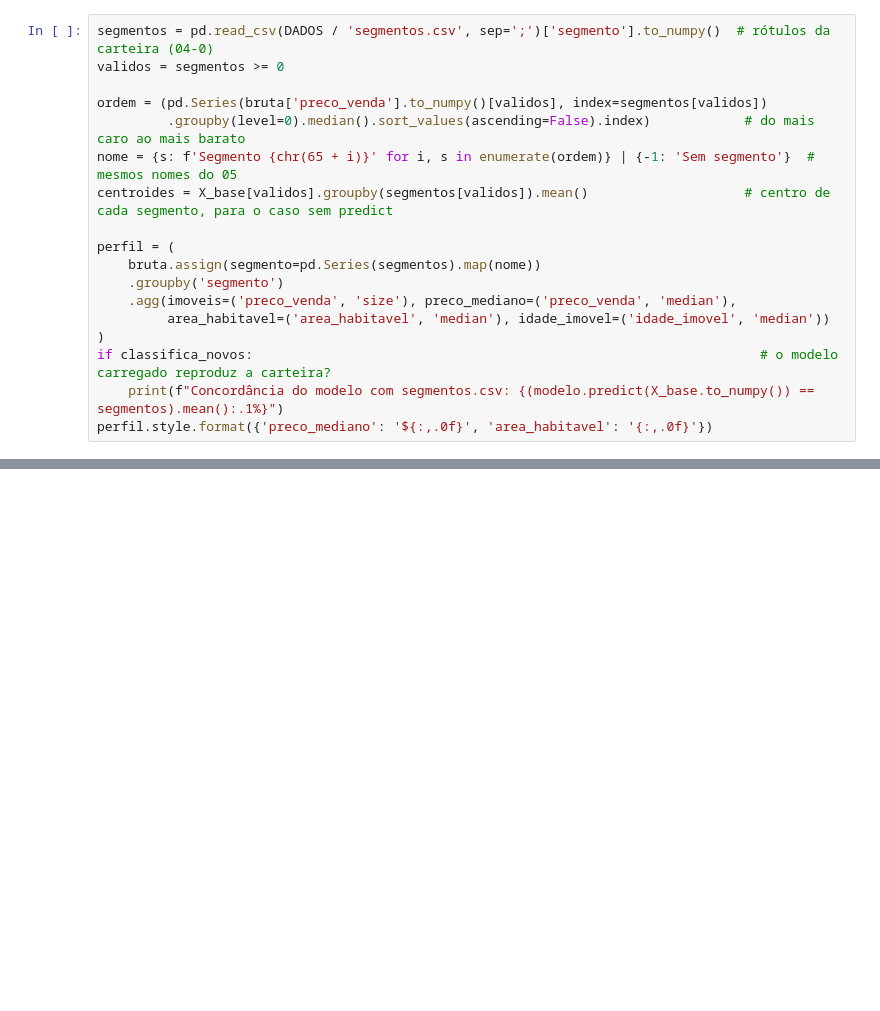
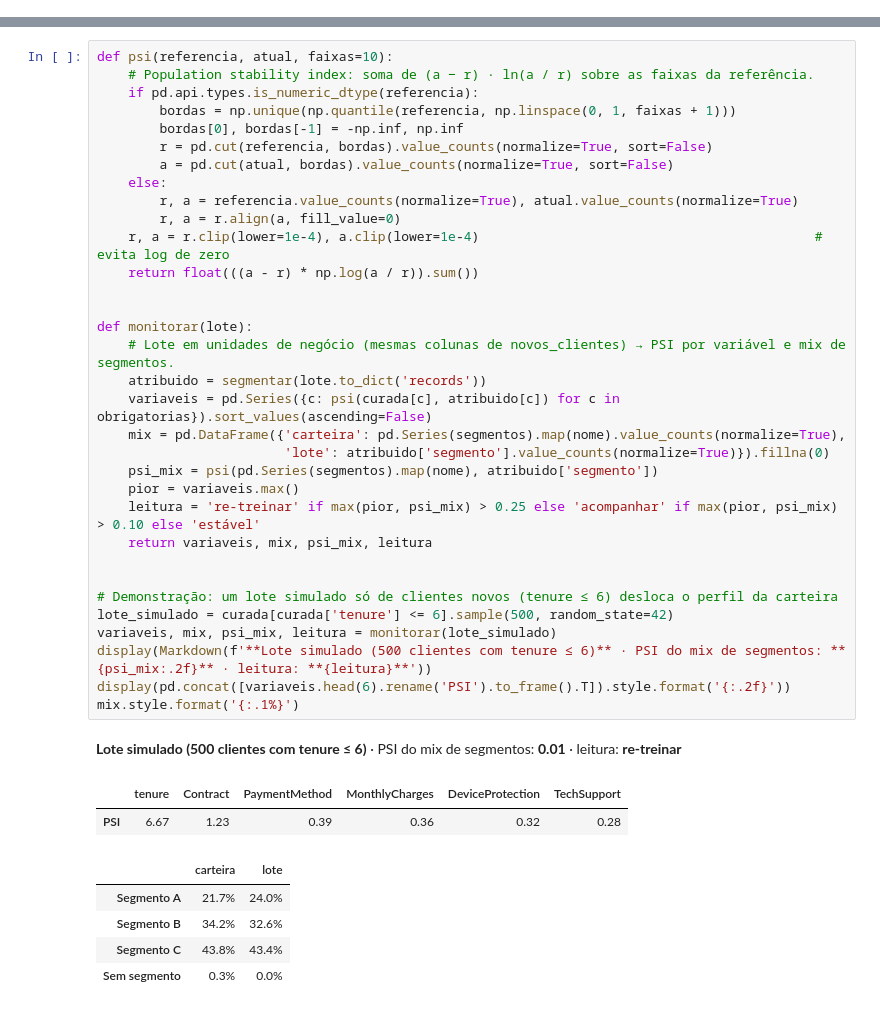
Before and after one commit to stevens-castro/projeto-retencao-clientes-telecom, a Jupyter notebook: notebooks/06-implantacao.ipynb, the cells around one changed output, grey strips where cells are left out. Drawn from its saved outputs; the diff is of its cells as text; blank space fills up the shorter version.

```diff
--- a/notebooks/06-implantacao.ipynb
+++ b/notebooks/06-implantacao.ipynb
@@ -104,18 +60,0 @@ Pré-processamento confere com o 03: 230 features
-# %%
-segmentos = pd.read_csv(DADOS / 'segmentos.csv', sep=';')['segmento'].to_numpy()  # rótulos da carteira (04-0)
-validos = segmentos >= 0
-
-ordem = (pd.Series(bruta['preco_venda'].to_numpy()[validos], index=segmentos[validos])
-         .groupby(level=0).median().sort_values(ascending=False).index)            # do mais caro ao mais barato
-nome = {s: f'Segmento {chr(65 + i)}' for i, s in enumerate(ordem)} | {-1: 'Sem segmento'}  # mesmos nomes do 05
-centroides = X_base[validos].groupby(segmentos[validos]).mean()                    # centro de cada segmento, para o caso sem predict
-
-perfil = (
-    bruta.assign(segmento=pd.Series(segmentos).map(nome))
-    .groupby('segmento')
-    .agg(imoveis=('preco_venda', 'size'), preco_mediano=('preco_venda', 'median'),
-         area_habitavel=('area_habitavel', 'median'), idade_imovel=('idade_imovel', 'median'))
-)
-if classifica_novos:                                                                 # o modelo carregado reproduz a carteira?
-    print(f"Concordância do modelo com segmentos.csv: {(modelo.predict(X_base.to_numpy()) == segmentos).mean():.1%}")
-perfil.style.format({'preco_mediano': '${:,.0f}', 'area_habitavel': '{:,.0f}'})
@@ -208,0 +326,42 @@ for i, linha in resultado.iterrows():
+# %%
+def psi(referencia, atual, faixas=10):
+    # Population stability index: soma de (a − r) · ln(a / r) sobre as faixas da referência.
+    if pd.api.types.is_numeric_dtype(referencia):
+        bordas = np.unique(np.quantile(referencia, np.linspace(0, 1, faixas + 1)))
+        bordas[0], bordas[-1] = -np.inf, np.inf
+        r = pd.cut(referencia, bordas).value_counts(normalize=True, sort=False)
+        a = pd.cut(atual, bordas).value_counts(normalize=True, sort=False)
+    else:
+        r, a = referencia.value_counts(normalize=True), atual.value_counts(normalize=True)
+        r, a = r.align(a, fill_value=0)
+    r, a = r.clip(lower=1e-4), a.clip(lower=1e-4)                                           # evita log de zero
+    return float(((a - r) * np.log(a / r)).sum())
+
+
+def monitorar(lote):
+    # Lote em unidades de negócio (mesmas colunas de novos_clientes) → PSI por variável e mix de segmentos.
+    atribuido = segmentar(lote.to_dict('records'))
+    variaveis = pd.Series({c: psi(curada[c], atribuido[c]) for c in obrigatorias}).sort_values(ascending=False)
+    mix = pd.DataFrame({'carteira': pd.Series(segmentos).map(nome).value_counts(normalize=True),
+                        'lote': atribuido['segmento'].value_counts(normalize=True)}).fillna(0)
+    psi_mix = psi(pd.Series(segmentos).map(nome), atribuido['segmento'])
+    pior = variaveis.max()
+    leitura = 're-treinar' if max(pior, psi_mix) > 0.25 else 'acompanhar' if max(pior, psi_mix) > 0.10 else 'estável'
+    return variaveis, mix, psi_mix, leitura
+
+
+# Demonstração: um lote simulado só de clientes novos (tenure ≤ 6) desloca o perfil da carteira
+lote_simulado = curada[curada['tenure'] <= 6].sample(500, random_state=42)
+variaveis, mix, psi_mix, leitura = monitorar(lote_simulado)
+display(Markdown(f'**Lote simulado (500 clientes com tenure ≤ 6)** · PSI do mix de segmentos: **{psi_mix:.2f}** · leitura: **{leitura}**'))
+display(pd.concat([variaveis.head(6).rename('PSI').to_frame().T]).style.format('{:.2f}'))
+mix.style.format('{:.1%}')
+# %% [output]
+**Lote simulado (500 clientes com tenure ≤ 6)** · PSI do mix de segmentos: **0.01** · leitura: **re-treinar**
+|  | tenure | Contract | PaymentMethod | MonthlyCharges | DeviceProtection | TechSupport |
+| PSI | 6.67 | 1.23 | 0.39 | 0.36 | 0.32 | 0.28 |
+|  | carteira | lote |
+| Segmento A | 21.7% | 24.0% |
+| Segmento B | 34.2% | 32.6% |
+| Segmento C | 43.8% | 43.4% |
+| Sem segmento | 0.3% | 0.0% |
```
Also changed, not shown: parts of 26 cells of this notebook, 1 other file.
